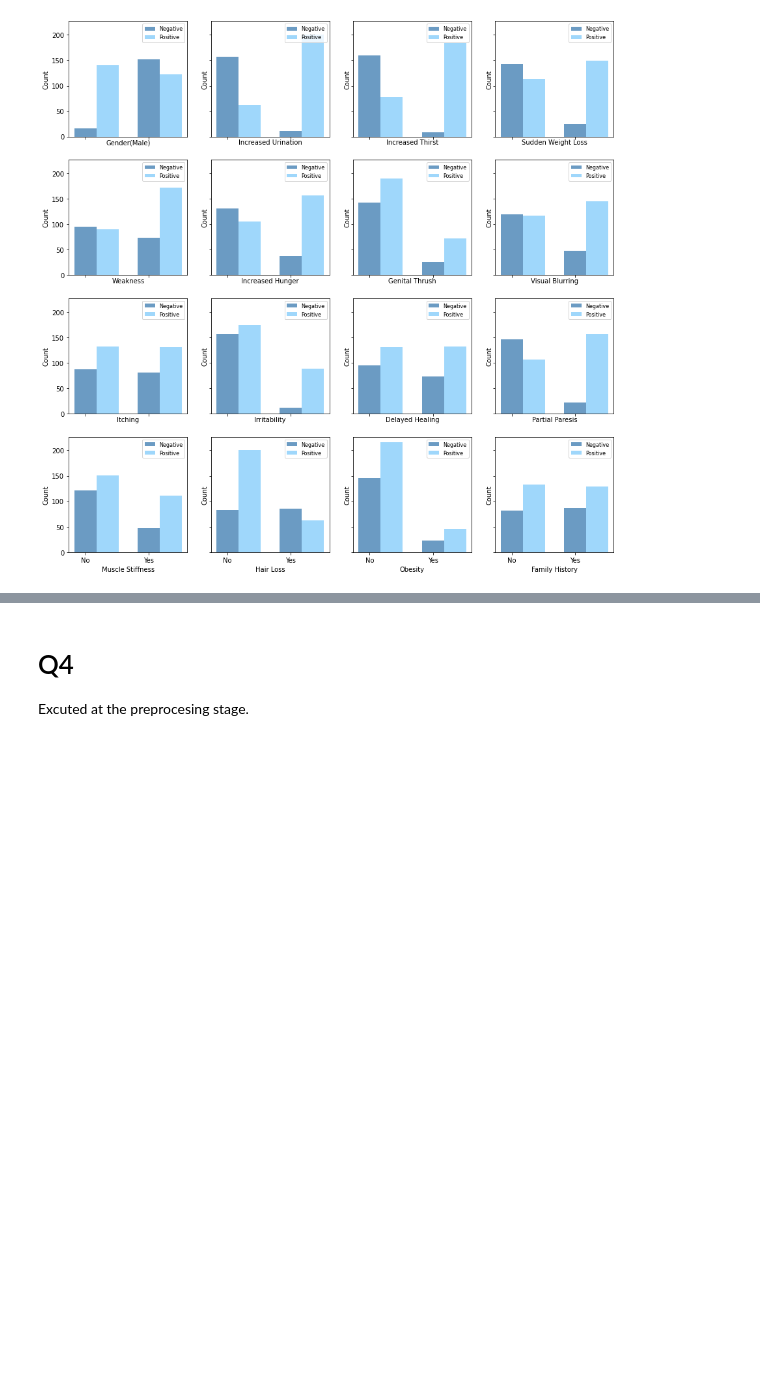
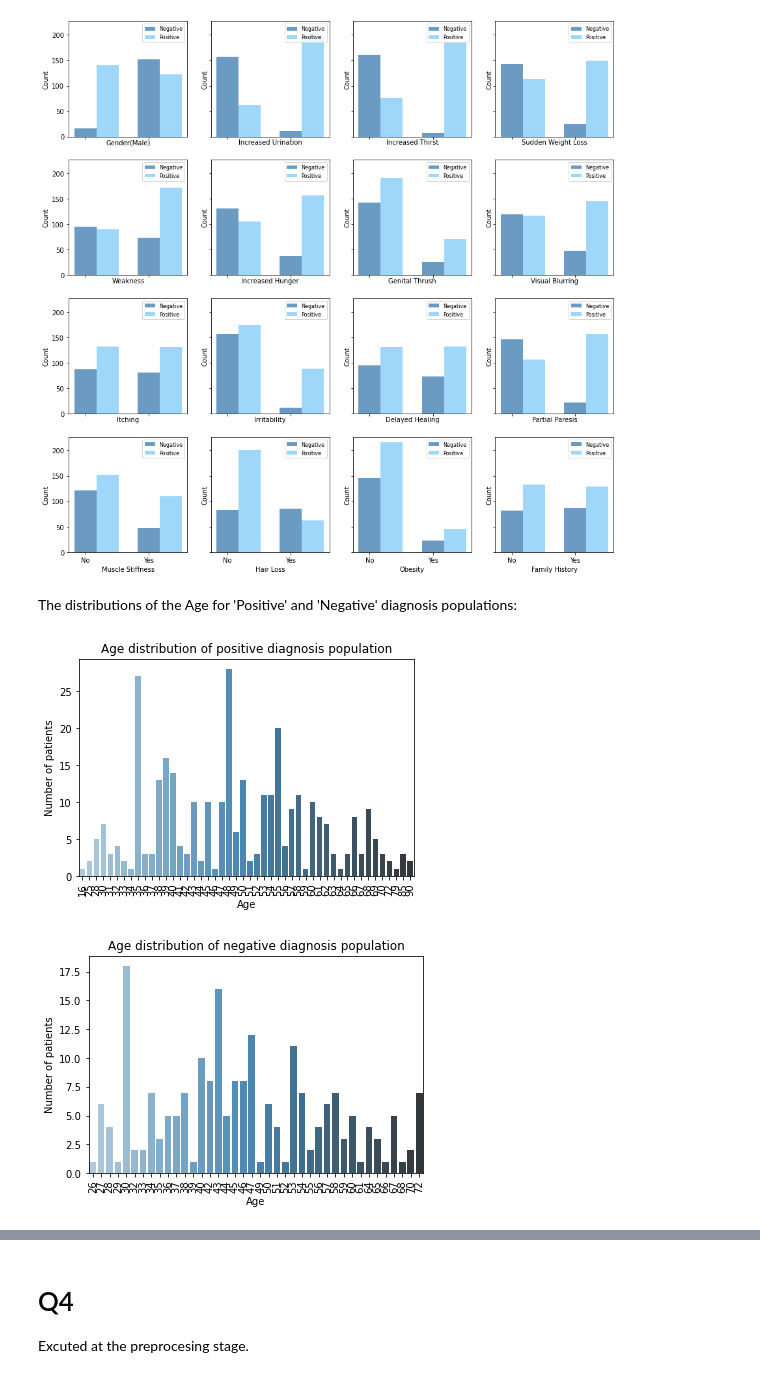
Before and after one commit to mlh-master/hw2_mlh-shir-sagi, a Jupyter notebook: HW2.ipynb, the cells around one changed output, grey strips where cells are left out. Saved outputs shown, nothing was run; the diff lists cells and outputs as text; code cells hidden in the pictures; blank space fills up the shorter version.

```diff
--- a/HW2.ipynb
+++ b/HW2.ipynb
@@ -76,4 +118,25 @@ remove_feat = 'Age'
 ft_lb(X_train,remove_feat, y_train)
 # %% [output]
 [figure]
+# %% [markdown]
+The distributions of the Age for 'Positive' and 'Negative' diagnosis populations:
+# %%
+Age_pos = sns.barplot(x=T1D_df.loc[T1D_df['Diagnosis'] == 1].Age.value_counts().index, y=T1D_df.loc[T1D_df['Diagnosis'] == 1].Age.value_counts(),palette="Blues_d")
+Age_pos.set_xticklabels(Age_pos.get_xticklabels(),
+                          rotation=90,)
+Age_pos.set_title('Age distribution of positive diagnosis population')
+Age_pos.set_ylabel('Number of patients')
+Age_pos.set_xlabel('Age')
+plt.show()
+
+Age_neg = sns.barplot(x=T1D_df.loc[T1D_df['Diagnosis'] == 0].Age.value_counts().index, y=T1D_df.loc[T1D_df['Diagnosis'] == 0].Age.value_counts(),palette="Blues_d")
+Age_neg.set_xticklabels(Age_neg.get_xticklabels(),
+                          rotation=90)
+Age_neg.set_title('Age distribution of negative diagnosis population')
+Age_neg.set_ylabel('Number of patients')
+Age_neg.set_xlabel('Age')
+plt.show()
+# %% [output]
+[figure, added]
+[figure, added]
 # %% [markdown]
```
Also changed, not shown: parts of 47 cells of this notebook, 2 other files.
